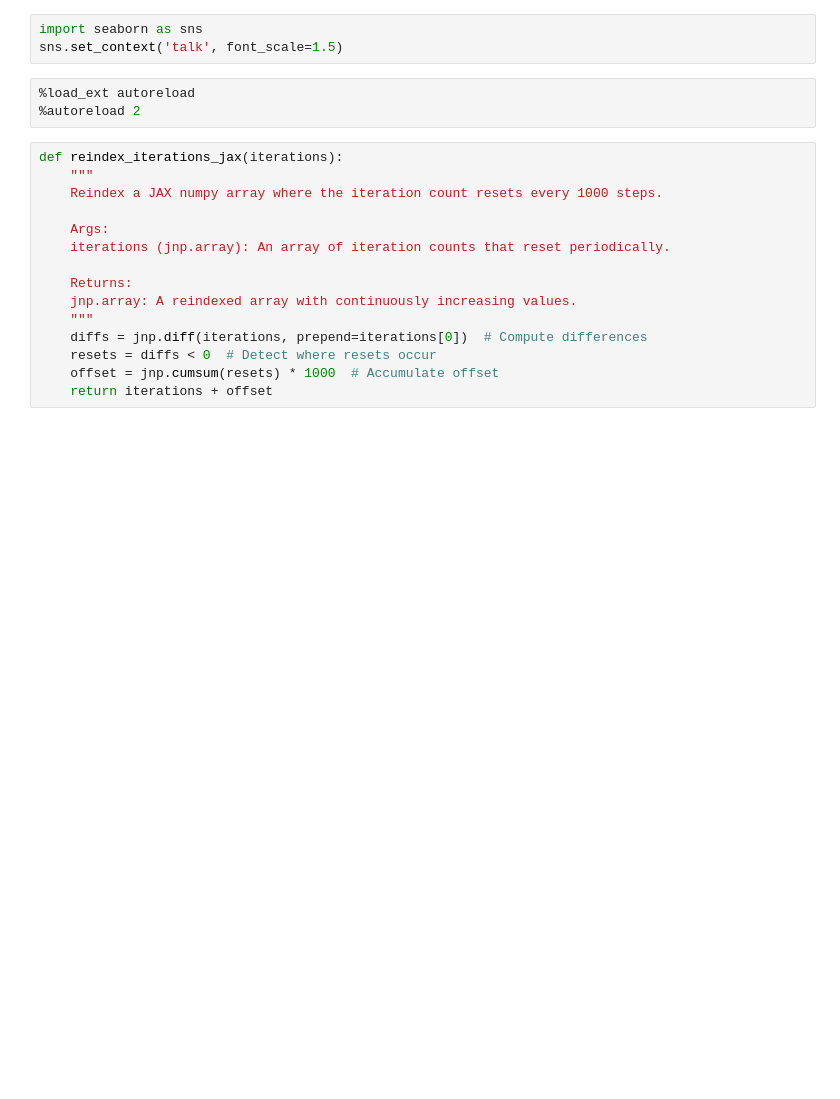
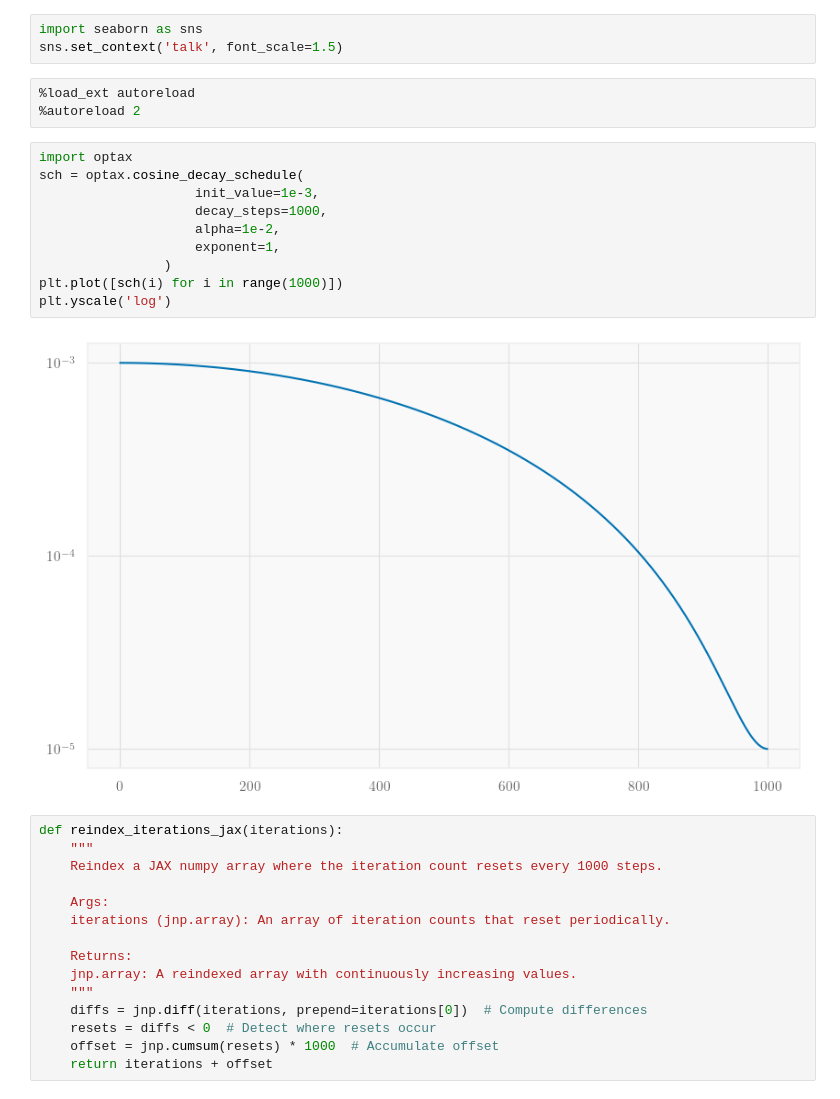
Before and after one commit to AntoineMsy/grad_sample, a Jupyter notebook: notebooks/is_analysis.ipynb, the cells around one changed output. Drawn from its saved outputs; the diff is of its cells as text; blank space fills up the shorter version.

```diff
--- a/notebooks/is_analysis.ipynb
+++ b/notebooks/is_analysis.ipynb
@@ -26,6 +26,18 @@ sns.set_context('talk', font_scale=1.5)
 # %%
 %load_ext autoreload
 %autoreload 2
+# %%
+import optax
+sch = optax.cosine_decay_schedule(
+                    init_value=1e-3,
+                    decay_steps=1000,
+                    alpha=1e-2,
+                    exponent=1,
+                )
+plt.plot([sch(i) for i in range(1000)])
+plt.yscale('log')
+# %% [output]
+[figure, added]
 # %%
 def reindex_iterations_jax(iterations):
     """
```
Also changed, not shown: parts of 5 cells of this notebook, 11 other files.
